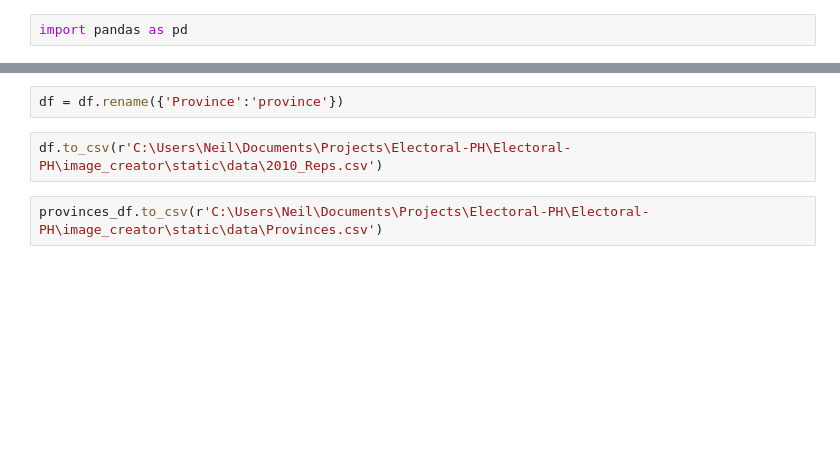
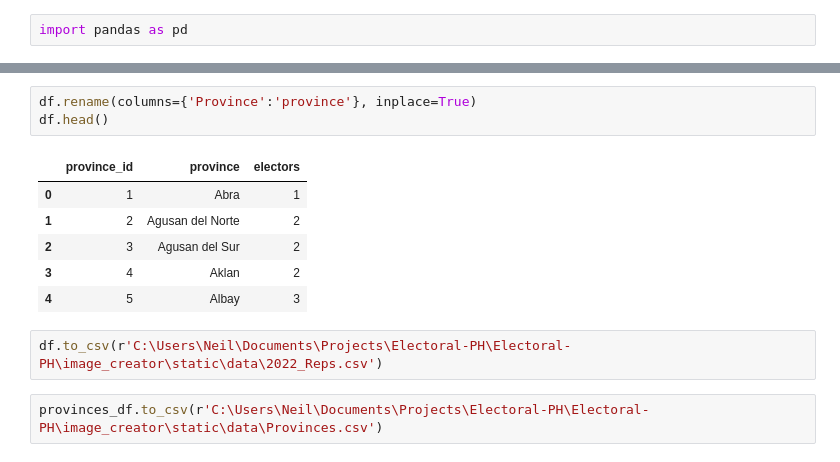
Before and after one commit to ronjonson/Electoral-PH, a Jupyter notebook: image_creator/province_name_adder.ipynb, the cells around one changed output, grey strips where cells are left out. Saved outputs shown, nothing was run; the diff lists cells and outputs as text; blank space fills up the shorter version.

```diff
--- a/image_creator/province_name_adder.ipynb
+++ b/image_creator/province_name_adder.ipynb
@@ -33,7 +33,15 @@ df.head()
 | 4 | 5 | Albay | 3 |
 # %%
-df = df.rename({'Province':'province'})
+df.rename(columns={'Province':'province'}, inplace=True)
+df.head()
+# %% [output]
+|  | province_id | province | electors |
+| 0 | 1 | Abra | 1 |
+| 1 | 2 | Agusan del Norte | 2 |
+| 2 | 3 | Agusan del Sur | 2 |
+| 3 | 4 | Aklan | 2 |
+| 4 | 5 | Albay | 3 |
 # %%
-df.to_csv(r'C:\Users\Neil\Documents\Projects\Electoral-PH\Electoral-PH\image_creator\static\data\2010_Reps.csv')
+df.to_csv(r'C:\Users\Neil\Documents\Projects\Electoral-PH\Electoral-PH\image_creator\static\data\2022_Reps.csv')
 # %%
 provinces_df.to_csv(r'C:\Users\Neil\Documents\Projects\Electoral-PH\Electoral-PH\image_creator\static\data\Provinces.csv')
```
Also changed, not shown: parts of 3 cells of this notebook, 26 other files.
